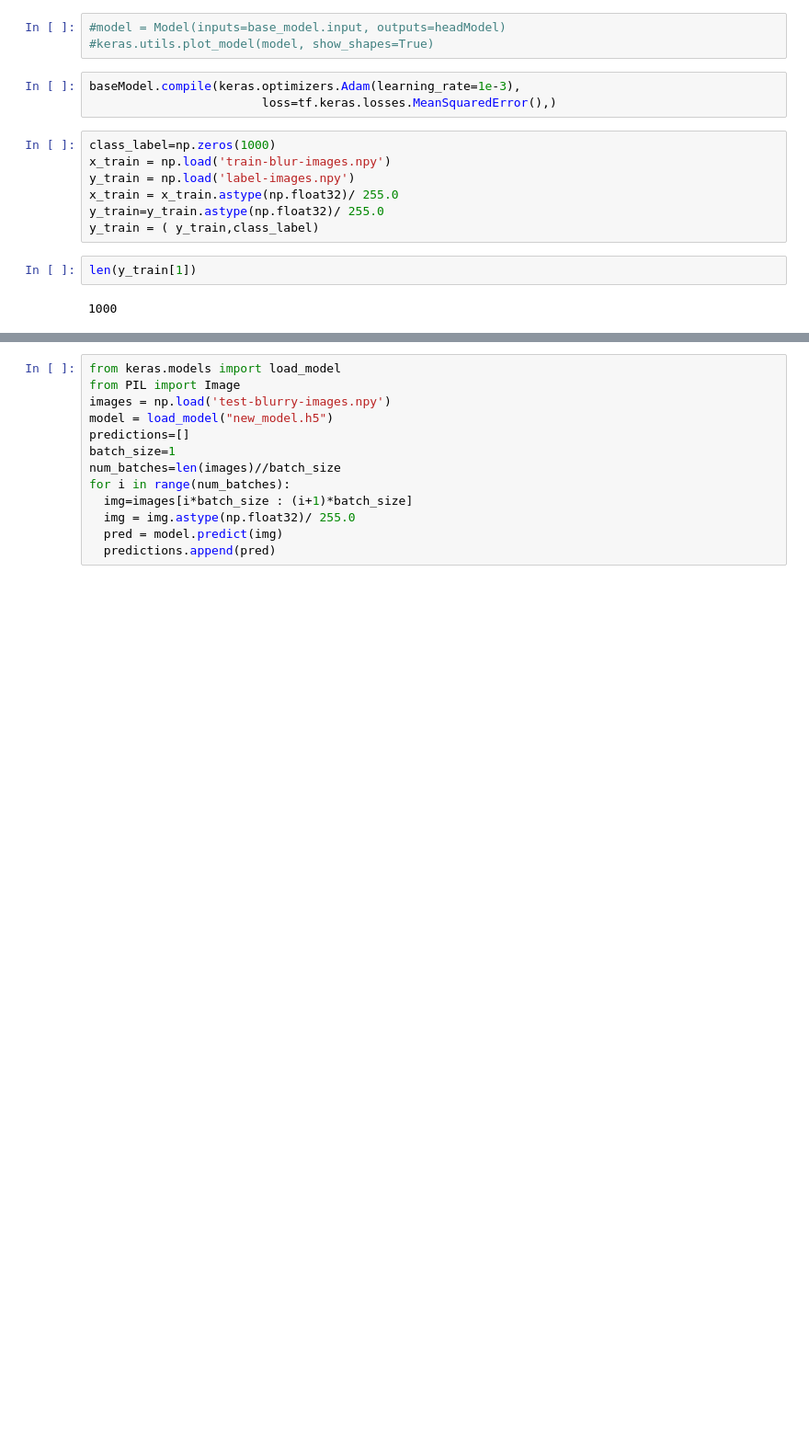
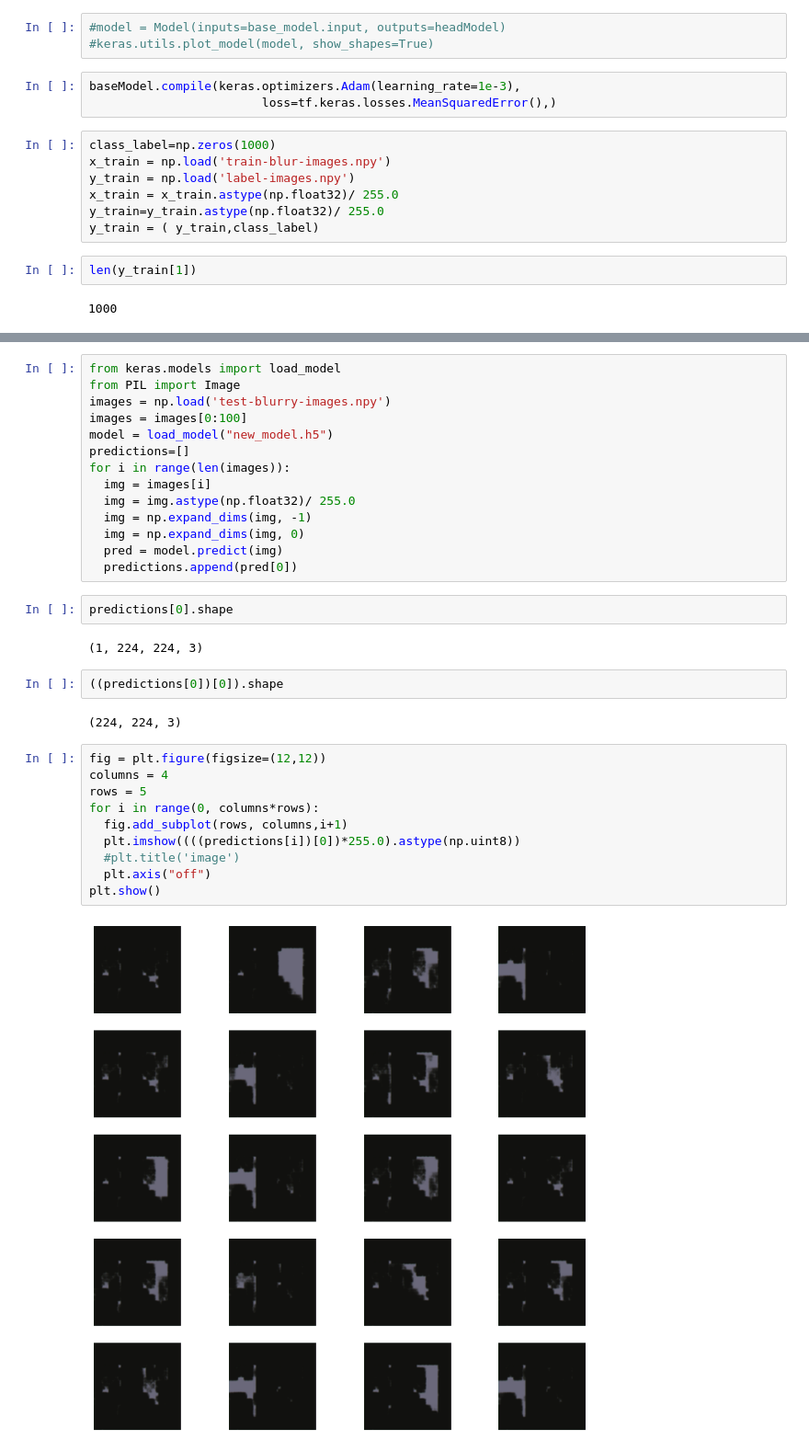
Before and after one commit to MasoudMoeini/Google-Street-View-Images-Blur-Detection, a Jupyter notebook: NewNet.ipynb, the cells around one changed output, grey strips where cells are left out. Shown at 92% size. Drawn from its saved outputs; the diff is of its cells as text; blank space fills up the shorter version.

```diff
--- a/NewNet.ipynb
+++ b/NewNet.ipynb
@@ -256,12 +244,33 @@ np.save('test-blurry-images',test)
 from keras.models import load_model
 from PIL import Image
 images = np.load('test-blurry-images.npy')
+images = images[0:100]
 model = load_model("new_model.h5")
 predictions=[]
-batch_size=1
-num_batches=len(images)//batch_size
-for i in range(num_batches):
-  img=images[i*batch_size : (i+1)*batch_size]
+for i in range(len(images)):
+  img = images[i]
   img = img.astype(np.float32)/ 255.0
+  img = np.expand_dims(img, -1)
+  img = np.expand_dims(img, 0)
   pred = model.predict(img)
-  predictions.append(pred)
+  predictions.append(pred[0])
+# %%
+predictions[0].shape
+# %% [output]
+(1, 224, 224, 3)
+# %%
+((predictions[0])[0]).shape
+# %% [output]
+(224, 224, 3)
+# %%
+fig = plt.figure(figsize=(12,12))
+columns = 4
+rows = 5
+for i in range(0, columns*rows):
+  fig.add_subplot(rows, columns,i+1)
+  plt.imshow((((predictions[i])[0])*255.0).astype(np.uint8))
+  #plt.title('image')
+  plt.axis("off")
+plt.show()
+# %% [output]
+[figure, added]
```
Also changed, not shown: parts of 15 cells of this notebook.
